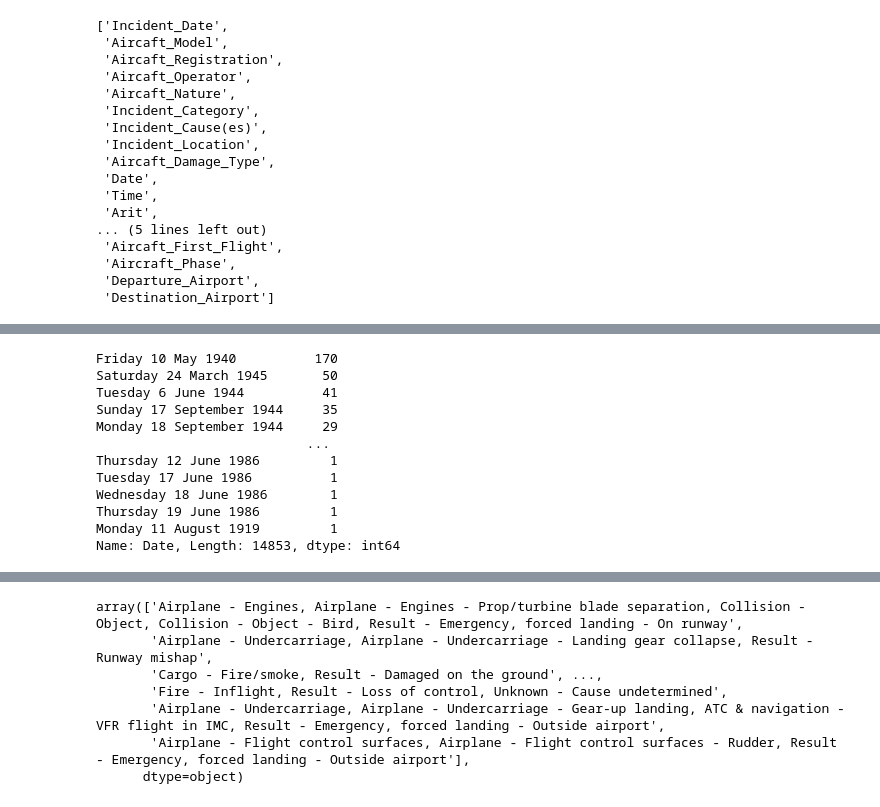
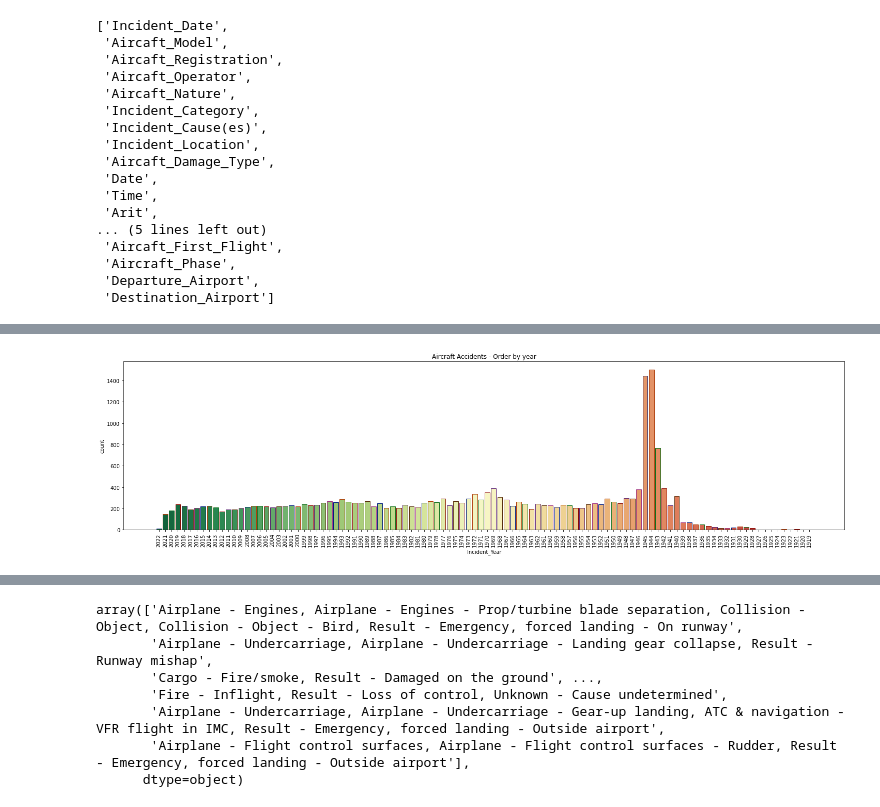
Before and after one commit to tusharsharma0605/Aircraft-Accidents-Failures-Hijacks-, a Jupyter notebook: aircraft-accidents-failures-hijacks.ipynb, the cells around one changed output, grey strips where cells are left out. Cells and saved outputs as stored; diff of their text form; code cells hidden in the pictures.

Commit message:
Kaggle Notebook | Aircraft Accidents, Failures & Hijacks | Version 7

```diff
--- a/aircraft-accidents-failures-hijacks.ipynb
+++ b/aircraft-accidents-failures-hijacks.ipynb
@@ -171,7 +213,26 @@ dropped_dataset.columns.tolist()
+# %%
+onboard_df = {'fatalities': [], 'occupants': [], 'survived': []}
+for onboard_total in dropped_dataset['Onboard_Total']:
+    onboard_total = onboard_total.split('/')
+    fatalities = onboard_total[0].split(':')[1].replace(' ', '')
+    occupants = onboard_total[1].split(':')[1].replace(' ', '')
+    if fatalities != '' and occupants != '':
+        fatalities, occupants = int(fatalities), int(occupants)
+        survived = int(occupants - fatalities)
+        onboard_df['fatalities'].append(fatalities)
+        onboard_df['occupants'].append(occupants)
+        onboard_df['survived'].append(survived)
+    else:
+        onboard_df['fatalities'].append(0)
+        onboard_df['occupants'].append(0)
+        onboard_df['survived'].append(0)
+dropped_dataset['fatalities_int'] = onboard_df['fatalities']
+dropped_dataset['occupants_int'] = onboard_df['occupants']
+dropped_dataset['survived_int'] = onboard_df['survived']
 # %%
 dropped_dataset['Incident_Day'] = dropped_dataset['Incident_Date'].str[:2]
-dropped_dataset['Inciddnt_Year'] = dropped_dataset['Incident_Date'].str[-4:]
 dropped_dataset['Incident_Month'] = dropped_dataset['Incident_Date'].str[3:6]
-print(dropped_dataset.columns.tolist())
+dropped_dataset['Incident_Year'] = dropped_dataset['Incident_Date'].str[-4:]
+
 dropped_dataset.head()
 # %% [output]
@@ -186,15 +246,19 @@ dropped_dataset.head()
-# %%
-dataset.Date.value_counts()
-# %% [output]
-Friday 10 May 1940          170
-Saturday 24 March 1945       50
-Tuesday 6 June 1944          41
-Sunday 17 September 1944     35
-Monday 18 September 1944     29
-                           ...
-Thursday 12 June 1986         1
-Tuesday 17 June 1986          1
-Wednesday 18 June 1986        1
-Thursday 19 June 1986         1
-Monday 11 August 1919         1
-Name: Date, Length: 14853, dtype: int64
+# %%
+def bar_plot_data(dataset: dict, field: str, title: str, fig_size=(15,6), in_order=True):
+    plt.subplots(figsize=fig_size)
+    if in_order:
+        sns.countplot(field, data=dataset,palette='RdYlGn_r',
+                  edgecolor=sns.color_palette('dark',7),
+                  order=dataset[field].value_counts().sort_values(ascending=False).index)
+    else:
+        sns.countplot(field, data=dataset,palette='RdYlGn_r',
+                  edgecolor=sns.color_palette('dark',7))
+
+    plt.xticks(rotation=90)
+    plt.title(title)
+    plt.plot(color="white", lw=2)
+    plt.show()
+# %%
+bar_plot_data(dropped_dataset, 'Incident_Year', 'Aircraft Accidents - Order by year', (25, 6), False)
+# %% [output]
+[figure, added]
```
Also changed, not shown: parts of 60 cells of this notebook.
